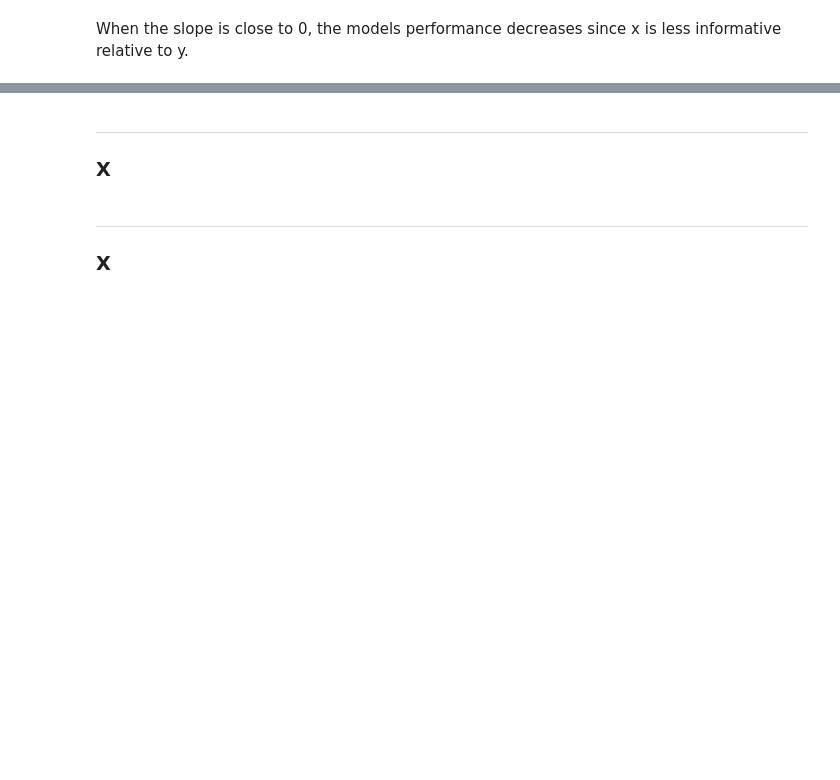
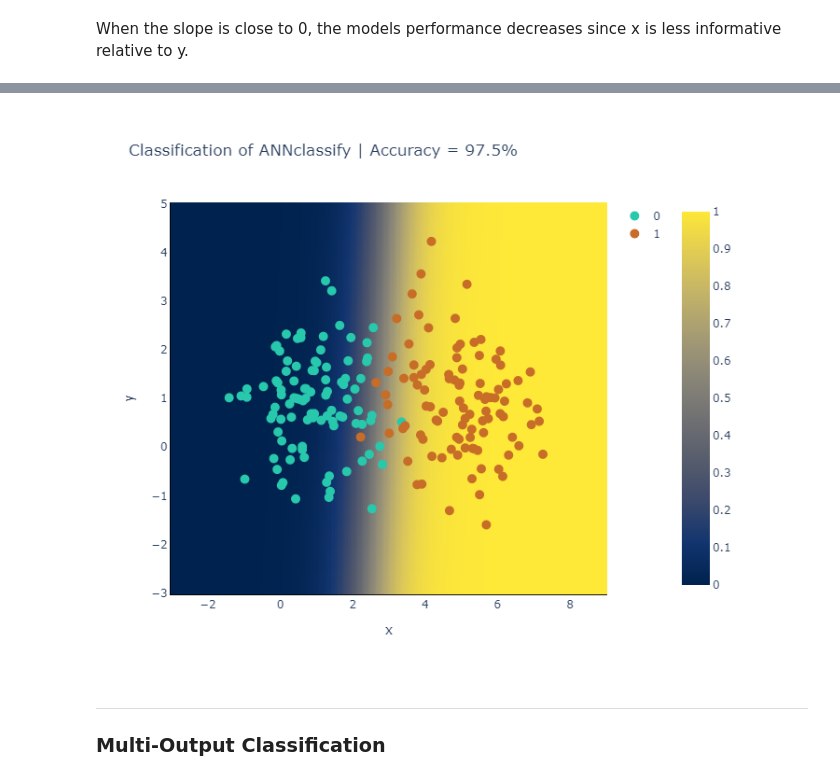
Before and after one commit to Gusmeira/PyTorch-Courses, a Jupyter notebook: C_ann.ipynb, the cells around one changed output, grey strips where cells are left out. Drawn from its saved outputs; the diff is of its cells as text; code cells hidden in the pictures; blank space fills up the shorter version.

Commit message:
:sparkles: <C> multi layers, outputs and class

```diff
--- a/C_ann.ipynb
+++ b/C_ann.ipynb
@@ -295,6 +358,27 @@ ___
+# %%
+x = np.linspace(-3, 9, 200)
+y = np.linspace(-3, 5, 150)
+xx, yy = np.meshgrid(x, y)
+grid = np.c_[xx.ravel(), yy.ravel()]
+
+with torch.no_grad():
+    inputs = torch.tensor(grid, dtype=torch.float32)
+    outputs = ANNclassify(inputs)
+    predictions = (outputs).numpy().reshape(xx.shape)
+
+fig = go.Figure(data=go.Heatmap(
+    z=predictions, x=x, y=y,
+    colorscale='cividis',
+    colorbar=dict(title='Class'),
+    showscale=True
+))
+
+fig.add_traces(main_fig['data'])
+fig = plotly_main_layout(fig, title=f'Classification of ANNclassify | Accuracy = {totalacc}%')
+fig['data'][0].colorbar = dict(x=1.15)
+fig
+# %% [output]
+[figure, added]
 # %% [markdown]
 ___
-### X
+### Multi-Output Classification
-# %% [markdown]
-___
-### X
```
Also changed, not shown: parts of 32 cells of this notebook.
